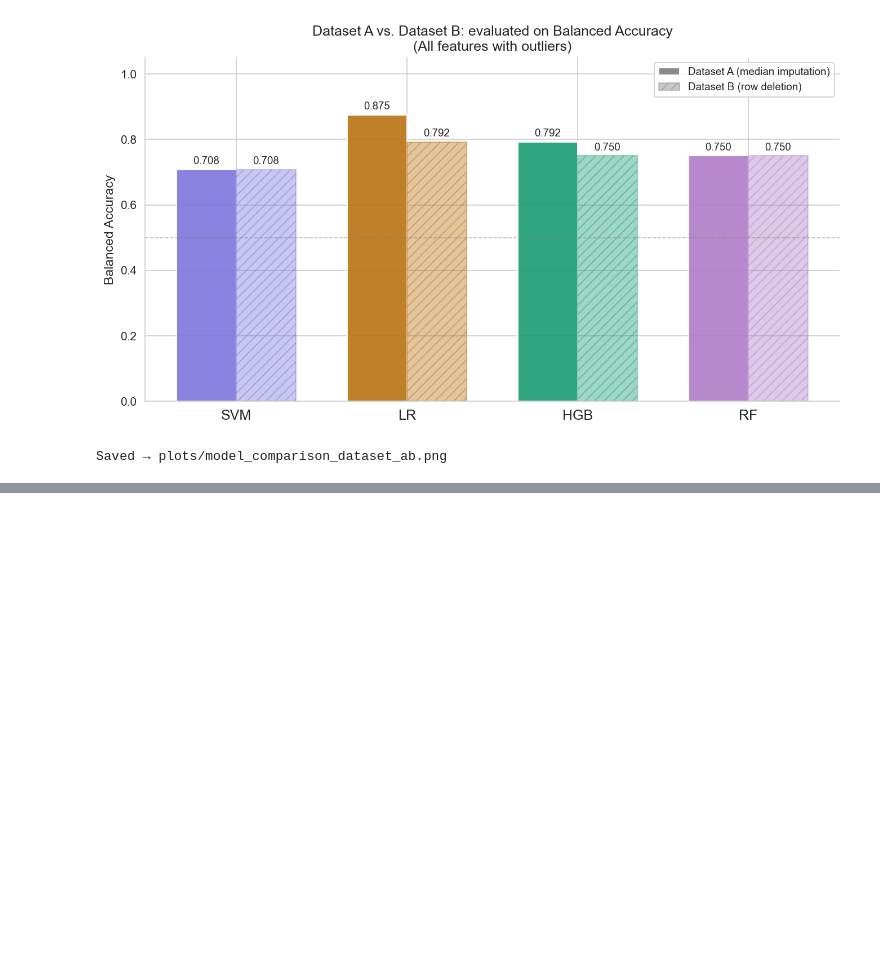
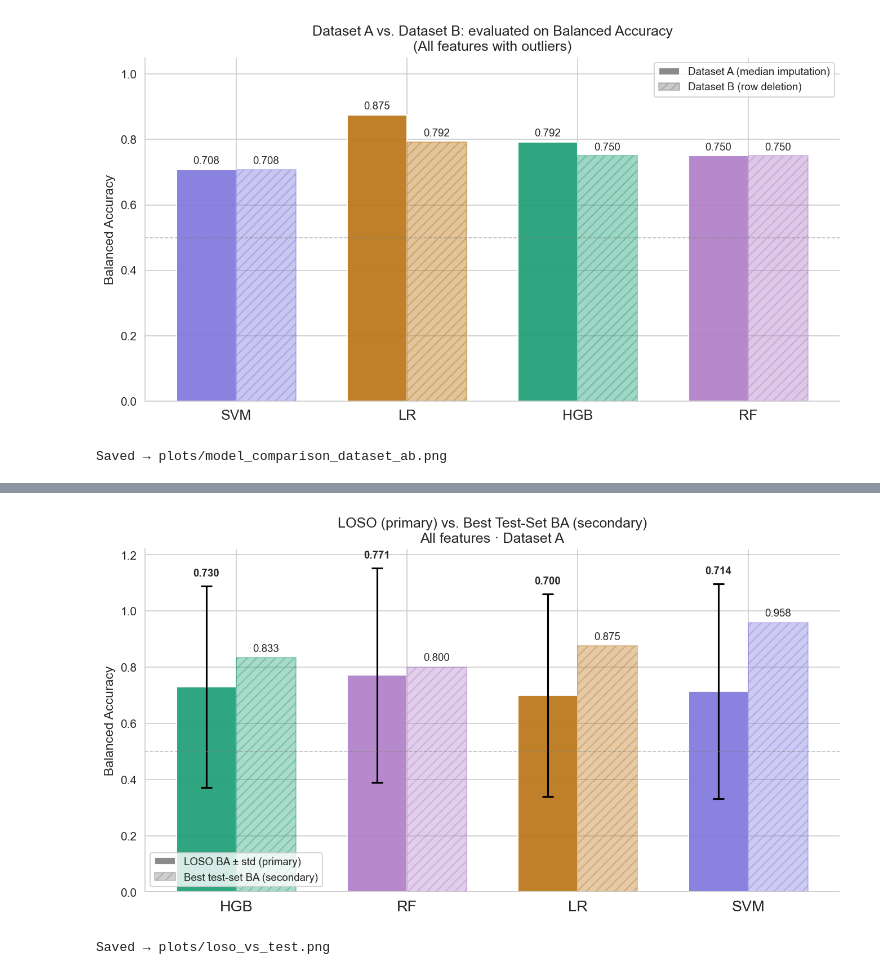
Before and after one commit to nataliia-stempkovska/FoDS-Parkinson, a Jupyter notebook: models/model_comparison.ipynb, the cells around one changed output, grey strips where cells are left out. Cells and saved outputs as stored; diff of their text form; code cells hidden in the pictures; blank space fills up the shorter version.

```diff
--- a/models/model_comparison.ipynb
+++ b/models/model_comparison.ipynb
@@ -389,0 +554,72 @@ Saved → plots/model_comparison_dataset_ab.png
+# %%
+# Best test-set BA per model (from df computed earlier)
+best_test = (
+    df.sort_values("Balanced_Acc", ascending=False)
+    .groupby("Model", sort=False)
+    .first()["Balanced_Acc"]
+)
+
+# LOSO mean BA (all features, Dataset A as representative)
+loso_all_A = df_loso[(df_loso["Features"] == "All") & (df_loso["Dataset"] == "A")].set_index("Model")
+
+models_cmp = ["HGB", "RF", "LR", "SVM"]
+x = np.arange(len(models_cmp))
+width = 0.35
+
+fig, ax = plt.subplots(figsize=(9, 5))
+
+loso_means = [loso_all_A.loc[m, "BA_mean"] if m in loso_all_A.index else np.nan for m in models_cmp]
+loso_stds  = [loso_all_A.loc[m, "BA_std"]  if m in loso_all_A.index else np.nan for m in models_cmp]
+test_vals  = [best_test.get(m, np.nan) for m in models_cmp]
+
+bars_loso = ax.bar(
+    x - width / 2, loso_means, width,
+    color=[PALETTE[m] for m in models_cmp],
+    alpha=0.92, edgecolor="white",
+    label="LOSO BA (mean, all features, Ds A)"
+)
+ax.errorbar(
+    x - width / 2, loso_means, yerr=loso_stds,
+    fmt="none", color="black", capsize=5, linewidth=1.5, capthick=1.5,
+)
+bars_test = ax.bar(
+    x + width / 2, test_vals, width,
+    color=[PALETTE[m] for m in models_cmp],
+    alpha=0.38, hatch="///",
+    edgecolor=[PALETTE[m] for m in models_cmp],
+    label="Best test-set BA (single split)"
+)
+
+for xi, (lm, ls, tv) in enumerate(zip(loso_means, loso_stds, test_vals)):
+    if not np.isnan(lm):
+        ax.text(xi - width / 2, lm + ls + 0.028, f"{lm:.3f}",
+                ha="center", va="bottom", fontsize=9, fontweight="bold")
+    if not np.isnan(tv):
+        ax.text(xi + width / 2, tv + 0.015, f"{tv:.3f}",
+                ha="center", va="bottom", fontsize=9)
+
+ax.set_xticks(x)
+ax.set_xticklabels(models_cmp, fontsize=13)
+ax.set_ylim(0, 1.22)
+ax.set_ylabel("Balanced Accuracy", fontsize=11)
+ax.set_title(
+    "LOSO (primary) vs. Best Test-Set BA (secondary)\n"
+    "All features · Dataset A",
+    fontsize=12
+)
+ax.axhline(0.5, color="grey", linestyle="--", linewidth=0.8, alpha=0.5)
+ax.spines[["top", "right"]].set_visible(False)
+
+patch_loso = mpatches.Patch(facecolor="grey", alpha=0.92,
+                             label="LOSO BA ± std (primary)")
+patch_test = mpatches.Patch(facecolor="grey", alpha=0.38, hatch="///",
+                             edgecolor="grey", label="Best test-set BA (secondary)")
+ax.legend(handles=[patch_loso, patch_test], fontsize=9)
+
+plt.tight_layout()
+plt.savefig(PLOTS_DIR / "loso_vs_test.png", dpi=200, bbox_inches="tight")
+plt.show()
+print(f"Saved → {PLOTS_DIR / 'loso_vs_test.png'}")
+# %% [output]
+[figure, added]
+Saved → plots/loso_vs_test.png
```
Also changed, not shown: parts of 10 cells of this notebook, 25 other files.
